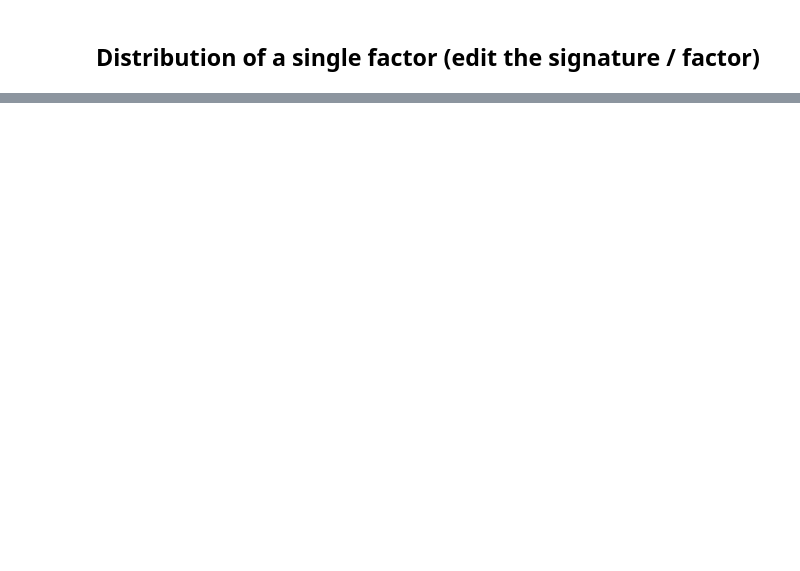
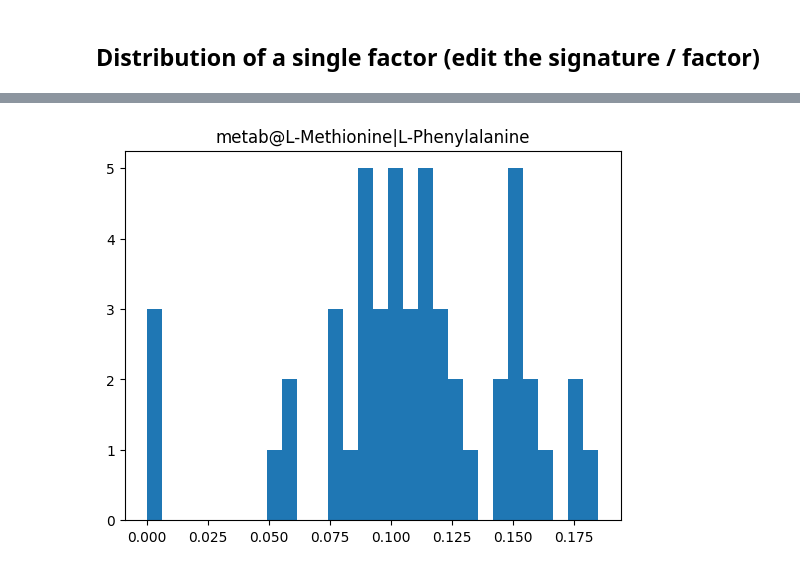
Before and after one commit to fosterea/MetabTravLR, a Jupyter notebook: metab_processing/LinearRegression/signature_analysis.ipynb, the cells around one changed output, grey strips where cells are left out. Cells and saved outputs as stored; diff of their text form; code cells hidden in the pictures; blank space fills up the shorter version.

```diff
--- a/metab_processing/LinearRegression/signature_analysis.ipynb
+++ b/metab_processing/LinearRegression/signature_analysis.ipynb
@@ -138,0 +396,6 @@ plot_beta_histogram(sub[FACTOR], title=FACTOR);
+# %%
+sub = sub_il2                 # <- any signature's resample output from above
+FACTOR = 'metab@L-Methionine|L-Phenylalanine' # <- any factor name (tf / lig$rec / lig#tf / metab@name)
+plot_beta_histogram(sub[FACTOR], title=FACTOR);
+# %% [output]
+[figure, added]
```
Also changed, not shown: parts of 18 cells of this notebook.
